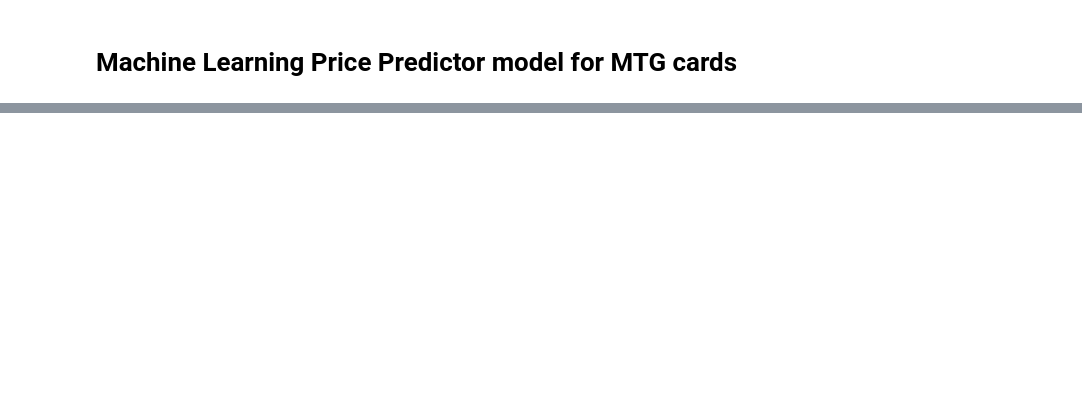
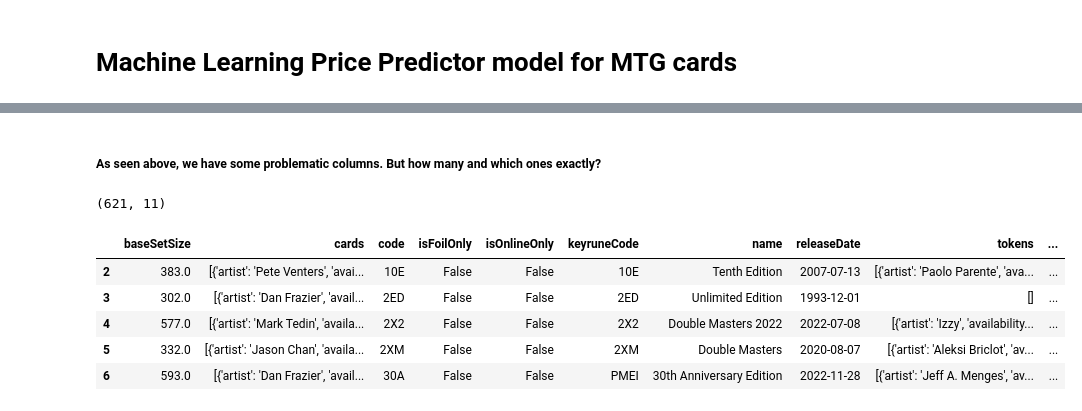
Before and after one commit to LupiVolpi/Magic_the_Gathering, a Jupyter notebook: price_prediction.ipynb, the cells around one changed output, grey strips where cells are left out. Drawn from its saved outputs; the diff is of its cells as text; code cells hidden in the pictures; blank space fills up the shorter version.

```diff
--- a/price_prediction.ipynb
+++ b/price_prediction.ipynb
@@ -39,0 +112,5 @@ df.head()
+# %%
+# Drop the top 2 rows, which contain only NaN values
+
+df_data.drop(index = [0, 1], inplace = True)
+df_data.shape
@@ -39,0 +119,7 @@ df.head()
+# %%
+# Drop rows with sets that are available exclusively online
+
+mask_online_only = df_data[df_data["isOnlineOnly"] == True]
+
+df_data.drop(index = mask_online_only.index, inplace = True)
+df_data.shape
@@ -39,0 +128,10 @@ df.head()
+# %%
+# Drop columns that begin with "booster." and "translations.", which are too numerousand won't be needed
+
+booster_columns = [col for col in df_data.columns if "booster." in col]
+translations_columns = [col for col in df_data.columns if "translations." in col]
+
+df_data.drop(columns = booster_columns, inplace = True)
+df_data.drop(columns = translations_columns, inplace = True)
+
+df_data.shape
@@ -39,0 +165,18 @@ df.head()
+# %% [markdown]
+##### As seen above, we have some problematic columns. But how many and which ones exactly?
+# %%
+# Drop columns with too many null values
+
+mask_too_many_null_values = [column for column in df_data.columns if df_data[column].count() < (df_data.shape[0] / 2)]
+df_data.drop(columns = mask_too_many_null_values, inplace = True)
+
+print(df_data.shape)
+df_data.head()
+# %% [output]
+(621, 11)
+|  | baseSetSize | cards | code | isFoilOnly | isOnlineOnly | keyruneCode | name | releaseDate | tokens | ... |
+| 2 | 383.0 | [{'artist': 'Pete Venters', 'avai... | 10E | False | False | 10E | Tenth Edition | 2007-07-13 | [{'artist': 'Paolo Parente', 'ava... | ... |
+| 3 | 302.0 | [{'artist': 'Dan Frazier', 'avail... | 2ED | False | False | 2ED | Unlimited Edition | 1993-12-01 | [] | ... |
+| 4 | 577.0 | [{'artist': 'Mark Tedin', 'availa... | 2X2 | False | False | 2X2 | Double Masters 2022 | 2022-07-08 | [{'artist': 'Izzy', 'availability... | ... |
+| 5 | 332.0 | [{'artist': 'Jason Chan', 'availa... | 2XM | False | False | 2XM | Double Masters | 2020-08-07 | [{'artist': 'Aleksi Briclot', 'av... | ... |
+| 6 | 593.0 | [{'artist': 'Dan Frazier', 'avail... | 30A | False | False | PMEI | 30th Anniversary Edition | 2022-11-28 | [{'artist': 'Jeff A. Menges', 'av... | ... |
```
Also changed, not shown: parts of 56 cells of this notebook.
